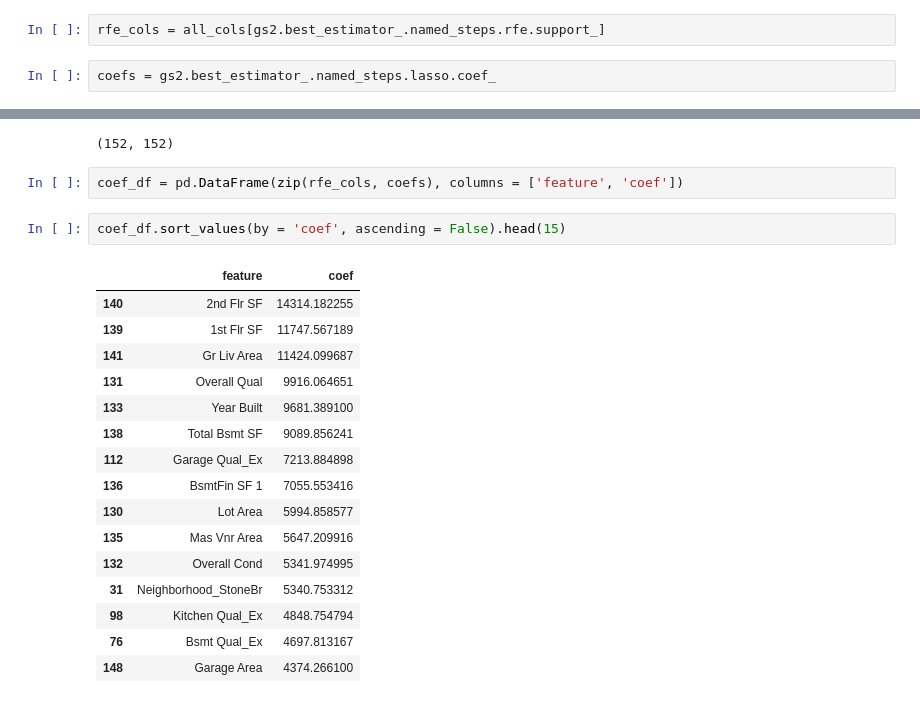
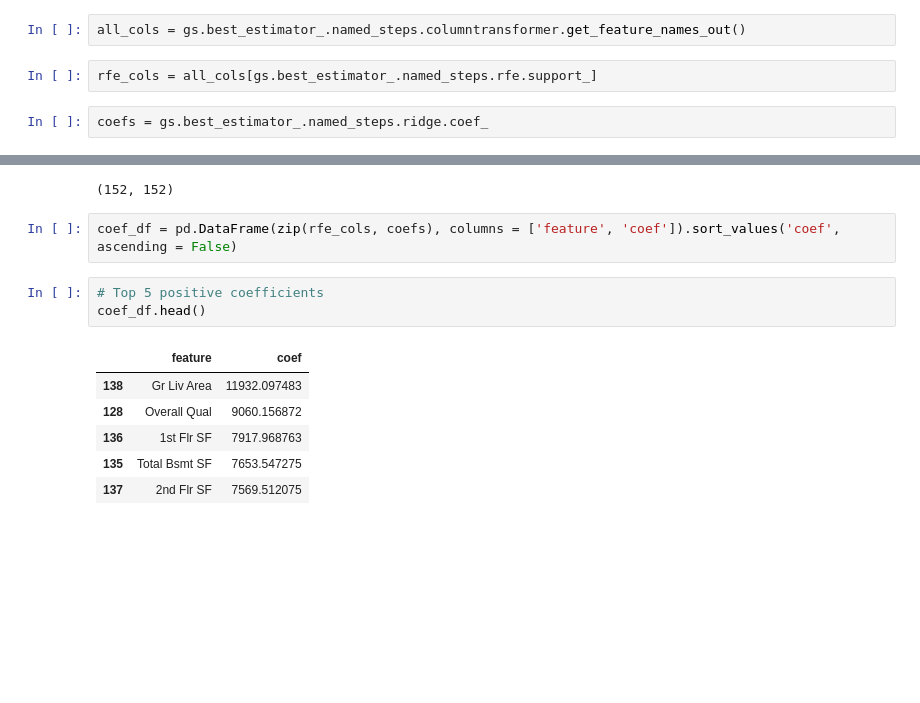
Before and after one commit to Lomeli23/ames_market_analysis, a Jupyter notebook: P2.ipynb, the cells around one changed output, grey strips where cells are left out. Saved outputs shown, nothing was run; the diff lists cells and outputs as text; blank space fills up the shorter version.

```diff
--- a/P2.ipynb
+++ b/P2.ipynb
@@ -481,30 +497,23 @@ all_cols = gs2.best_estimator_.named_steps.columntransformer.get_feature_names_o
+# %%
+all_cols = gs.best_estimator_.named_steps.columntransformer.get_feature_names_out()
 # %%
-rfe_cols = all_cols[gs2.best_estimator_.named_steps.rfe.support_]
+rfe_cols = all_cols[gs.best_estimator_.named_steps.rfe.support_]
 # %%
-coefs = gs2.best_estimator_.named_steps.lasso.coef_
+coefs = gs.best_estimator_.named_steps.ridge.coef_
 # %%
 len(rfe_cols), len(coefs)
 # %% [output]
 (152, 152)
 # %%
-coef_df = pd.DataFrame(zip(rfe_cols, coefs), columns = ['feature', 'coef'])
+coef_df = pd.DataFrame(zip(rfe_cols, coefs), columns = ['feature', 'coef']).sort_values('coef', ascending = False)
 # %%
-coef_df.sort_values(by = 'coef', ascending = False).head(15)
+# Top 5 positive coefficients
+coef_df.head()
 # %% [output]
 |  | feature | coef |
-| 140 | 2nd Flr SF | 14314.182255 |
-| 139 | 1st Flr SF | 11747.567189 |
-| 141 | Gr Liv Area | 11424.099687 |
-| 131 | Overall Qual | 9916.064651 |
-| 133 | Year Built | 9681.389100 |
-| 138 | Total Bsmt SF | 9089.856241 |
-| 112 | Garage Qual_Ex | 7213.884898 |
-| 136 | BsmtFin SF 1 | 7055.553416 |
-| 130 | Lot Area | 5994.858577 |
-| 135 | Mas Vnr Area | 5647.209916 |
-| 132 | Overall Cond | 5341.974995 |
-| 31 | Neighborhood_StoneBr | 5340.753312 |
-| 98 | Kitchen Qual_Ex | 4848.754794 |
-| 76 | Bsmt Qual_Ex | 4697.813167 |
-| 148 | Garage Area | 4374.266100 |
+| 138 | Gr Liv Area | 11932.097483 |
+| 128 | Overall Qual | 9060.156872 |
+| 136 | 1st Flr SF | 7917.968763 |
+| 135 | Total Bsmt SF | 7653.547275 |
+| 137 | 2nd Flr SF | 7569.512075 |
 # %%
```
Also changed, not shown: parts of 97 cells of this notebook, 4 other files.
